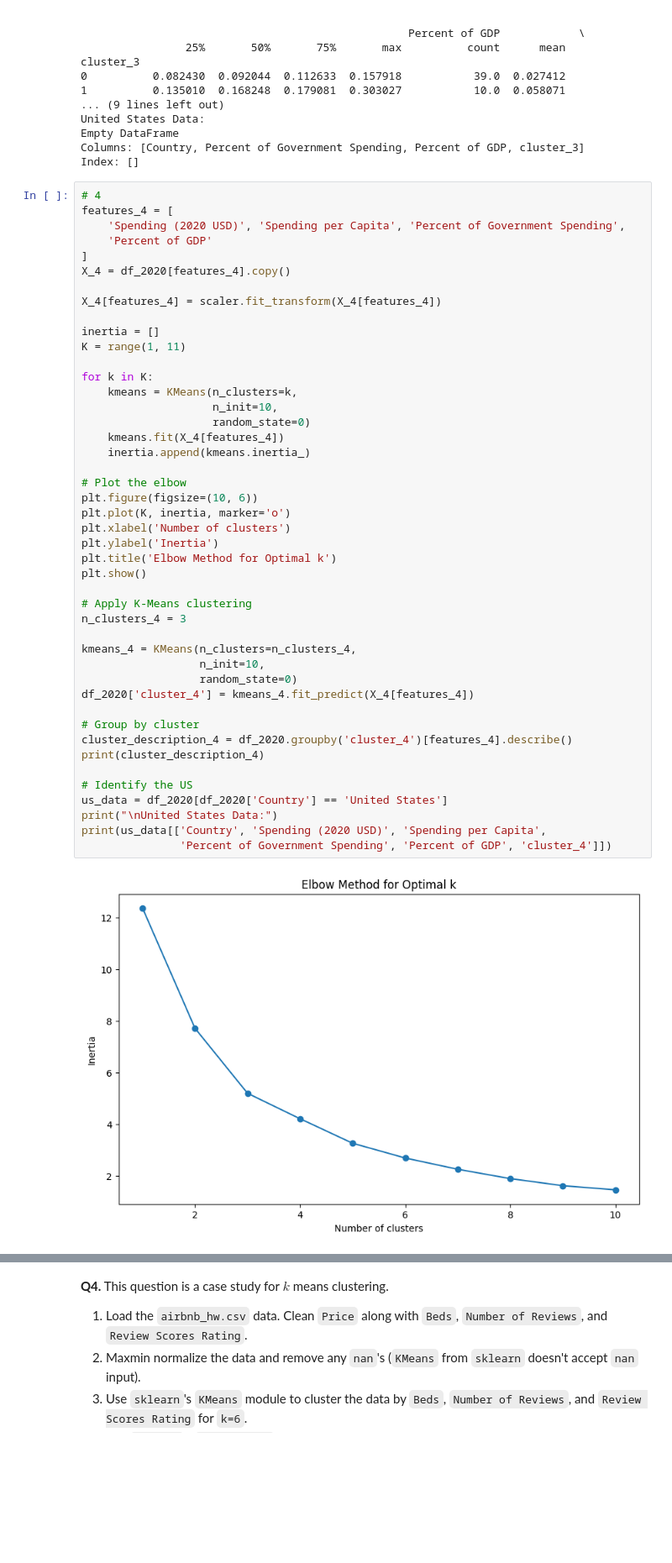
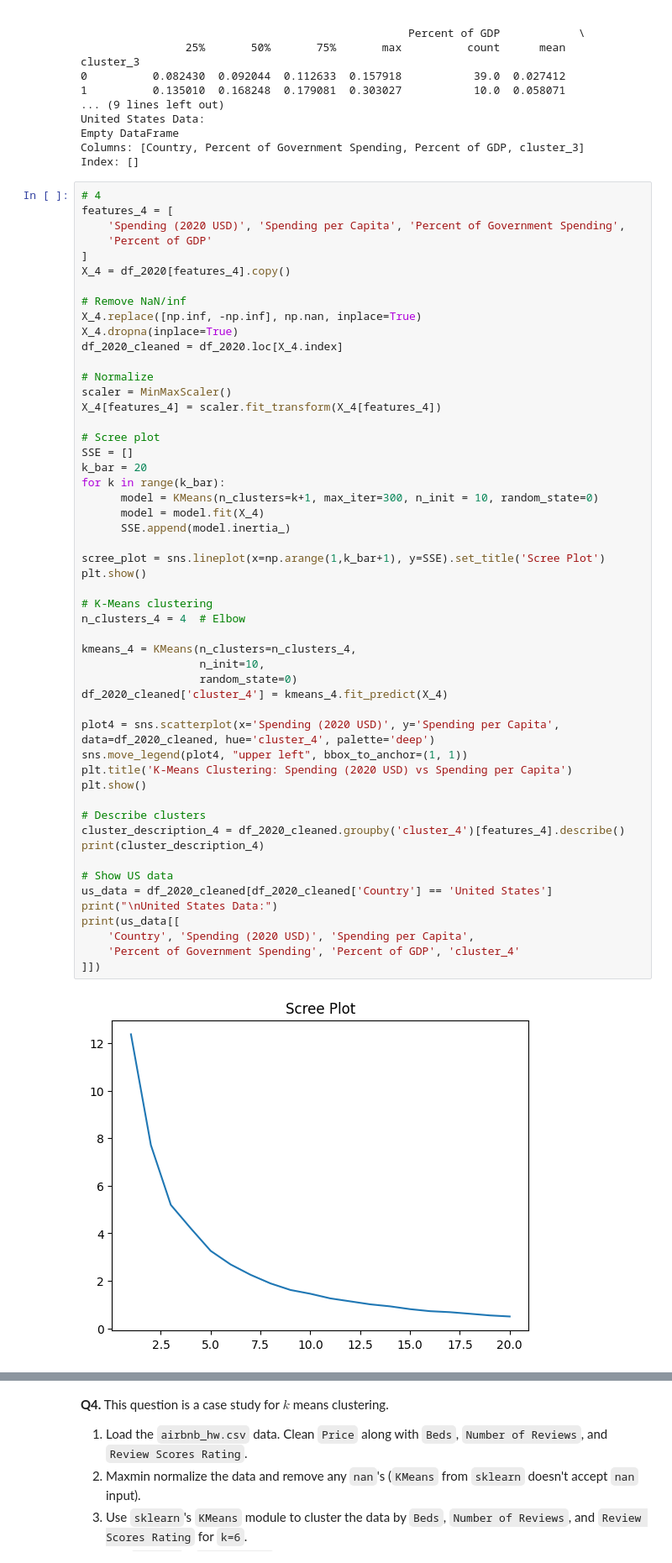
Before and after one commit to AhmedAhmed-2/clustering, a Jupyter notebook: assignment/assignment_clustering.ipynb, the cells around one changed output, grey strips where cells are left out. Shown at 84% size. Cells and saved outputs as stored; diff of their text form; blank space fills up the shorter version.

```diff
--- a/assignment/assignment_clustering.ipynb
+++ b/assignment/assignment_clustering.ipynb
@@ -332,47 +332,54 @@ Index: []
 # %%
 # 4
 features_4 = [
     'Spending (2020 USD)', 'Spending per Capita', 'Percent of Government Spending',
     'Percent of GDP'
 ]
 X_4 = df_2020[features_4].copy()
 
+# Remove NaN/inf
+X_4.replace([np.inf, -np.inf], np.nan, inplace=True)
+X_4.dropna(inplace=True)
+df_2020_cleaned = df_2020.loc[X_4.index]
+
+# Normalize
+scaler = MinMaxScaler()
 X_4[features_4] = scaler.fit_transform(X_4[features_4])
 
-inertia = []
-K = range(1, 11)
+# Scree plot
+SSE = []
+k_bar = 20
+for k in range(k_bar):
+      model = KMeans(n_clusters=k+1, max_iter=300, n_init = 10, random_state=0)
+      model = model.fit(X_4)
+      SSE.append(model.inertia_)
 
-for k in K:
-    kmeans = KMeans(n_clusters=k,
-                    n_init=10,
-                    random_state=0)
-    kmeans.fit(X_4[features_4])
-    inertia.append(kmeans.inertia_)
-
-# Plot the elbow
-plt.figure(figsize=(10, 6))
-plt.plot(K, inertia, marker='o')
-plt.xlabel('Number of clusters')
-plt.ylabel('Inertia')
-plt.title('Elbow Method for Optimal k')
+scree_plot = sns.lineplot(x=np.arange(1,k_bar+1), y=SSE).set_title('Scree Plot')
 plt.show()
 
-# Apply K-Means clustering
-n_clusters_4 = 3
+# K-Means clustering
+n_clusters_4 = 4  # Elbow
 
 kmeans_4 = KMeans(n_clusters=n_clusters_4,
                   n_init=10,
                   random_state=0)
-df_2020['cluster_4'] = kmeans_4.fit_predict(X_4[features_4])
+df_2020_cleaned['cluster_4'] = kmeans_4.fit_predict(X_4)
 
-# Group by cluster
-cluster_description_4 = df_2020.groupby('cluster_4')[features_4].describe()
+plot4 = sns.scatterplot(x='Spending (2020 USD)', y='Spending per Capita', data=df_2020_cleaned, hue='cluster_4', palette='deep')
+sns.move_legend(plot4, "upper left", bbox_to_anchor=(1, 1))
+plt.title('K-Means Clustering: Spending (2020 USD) vs Spending per Capita')
+plt.show()
+
+# Describe clusters
+cluster_description_4 = df_2020_cleaned.groupby('cluster_4')[features_4].describe()
 print(cluster_description_4)
 
-# Identify the US
-us_data = df_2020[df_2020['Country'] == 'United States']
+# Show US data
+us_data = df_2020_cleaned[df_2020_cleaned['Country'] == 'United States']
 print("\nUnited States Data:")
-print(us_data[['Country', 'Spending (2020 USD)', 'Spending per Capita',
-               'Percent of Government Spending', 'Percent of GDP', 'cluster_4']])
+print(us_data[[
+    'Country', 'Spending (2020 USD)', 'Spending per Capita',
+    'Percent of Government Spending', 'Percent of GDP', 'cluster_4'
+]])
 # %% [output]
-[figure, old version]
+[figure, new version]
```
Also changed, not shown: parts of 2 cells of this notebook.
